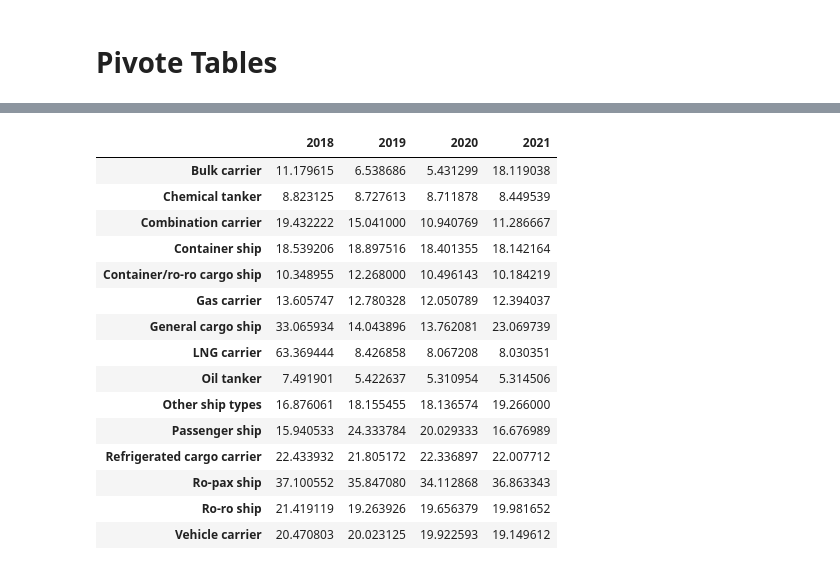
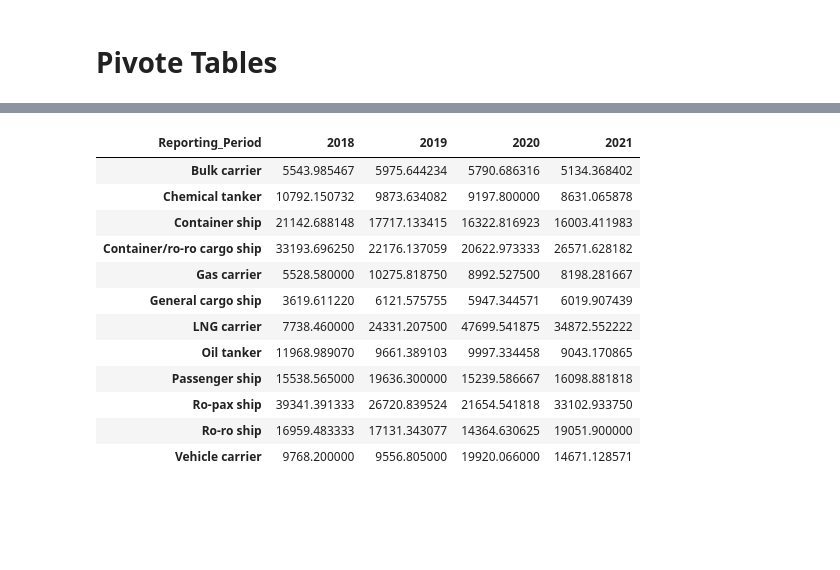
Before and after one commit to Anuj-1996/Maritime_Ship_CO2_Emission_Analysis, a Jupyter notebook: EDA_of_EU_CO2_emissions_from_maritime_transport.ipynb, the cells around one changed output, grey strips where cells are left out. Saved outputs shown, nothing was run; the diff lists cells and outputs as text; code cells hidden in the pictures; blank space fills up the shorter version.

```diff
--- a/EDA_of_EU_CO2_emissions_from_maritime_transport.ipynb
+++ b/EDA_of_EU_CO2_emissions_from_maritime_transport.ipynb
@@ -107,4 +76,3 @@ df = dataset.copy()
 # %%
 # remove spaces in columns name
 df.columns = df.columns.str.replace(' ','_')
-df['Reporting_Period'] = df['Reporting_Period'].astype(int)
@@ -232,0 +191,12 @@ array(['Other ship types', 'Ro-pax ship', 'Ro-ro ship', 'Bulk carrier',
+# %%
+df = df[df[['IMO_Number', 'Name', 'Ship_type', 'Reporting_Period', 'Technical_efficiency', '[gCO₂/t·nm]',
+            'Ice_Class', 'Verifier_Country', 'Total_fuel_consumption_[m_tonnes]', 'Total_CO₂_emissions_[m_tonnes]',
+            'Annual_Total_time_spent_at_sea_[hours]','Annual_average_Fuel_consumption_per_distance_[kg_/_n_mile]',
+            'Total_time_spent_at_sea_through_ice_[hours]']].notnull().all(1)]
+
+missing_value = df.isnull().sum().values.sum()
+
+if missing_value == 0:
+  print('\n Missing Values: No Missing Values')
+else:
+  print('\n Missing Values:', missing_value)
@@ -244,16 +227,8 @@ https://qfp6wn162ti-496ff2e9c6d22116-40000-colab.googleusercontent.com/dtale/mai
 # %%
-#Word Values Count
-if isinstance(df, (pd.DatetimeIndex, pd.MultiIndex)):
-	df = df.to_frame(index=False)
+#Ship Type Value Count
 
-# remove any pre-existing indices for ease of use in the D-Tale code, but this is not required
-df = df.reset_index().drop('index', axis=1, errors='ignore')
-df.columns = [str(c) for c in df.columns]  # update columns to strings in case they are numbers
-
-df = df[[c for c in df.columns if c not in ['IMO_Number']]]
-s = df[~pd.isnull(df['Name'])]['Name']
-chart = pd.value_counts(s.str.split(expand=True).stack())
-chart = chart.to_frame(name='data').sort_index()
+s = df[~pd.isnull(df['Ship_type'])]['Ship_type']
+chart = pd.value_counts(s).to_frame(name='data')
 chart.index.name = 'labels'
 chart = chart.reset_index().sort_values(['data', 'labels'], ascending=[False, True])
 chart = chart[:100]
@@ -261,12 +236,11 @@ charts = [go.Bar(x=chart['labels'].values, y=chart['data'].values, name='Frequen
 figure = go.Figure(data=charts, layout=go.Layout({
     'barmode': 'group',
     'legend': {'orientation': 'h'},
-    'title': {'text': 'Name Word Value Counts'},
-    'xaxis': {'title': {'text': 'Name'}},
+    'title': {'text': 'Ship type (Frequency)'},
+    'xaxis': {'title': {'text': 'Ship_type'}},
     'yaxis': {'title': {'text': 'Frequency'}}
 }))
 figure.update_layout( autosize=False,height=600, width=1000)
-
 figure.show(renderer="colab")
 # %% [output]
 [interactive output not drawn]
@@ -461,33 +470,40 @@ fig.show(renderer="colab")
 # %%
 #@title Reporting Period and Ship_type w.r.t. Technical Efficiency(gCO₂/t·nm)
 # DISCLAIMER: 'df' refers to the data you passed in when calling 'dtale.show'
-df2 = pd.pivot_table(df, index=['Reporting_Period'], columns=['Ship_type'], values=['[gCO₂/t·nm]'], aggfunc='mean')
+df2 = pd.pivot_table(df, index=['Reporting_Period'], columns=['Ship_type'], values=['Total_CO₂_emissions_[m_tonnes]'], aggfunc='mean')
 df2.columns = df2.columns.droplevel(0)
 df2 = df2.rename_axis(None, axis=1)
 if isinstance(df2, (pd.DatetimeIndex, pd.MultiIndex)):
 	df2 = df2.to_frame(index=False)
 
 # remove any pre-existing indices for ease of use in the D-Tale code, but this is not required
 df2 = df2.reset_index().drop('index', axis=1, errors='ignore')
 df2.columns = [str(c) for c in df2.columns]  # update columns to strings in case they are numbers
+
+#Renaming index with year/period
 df2= df2.rename(index={0: '2018',1: '2019', 2: '2020', 3: '2021' })
+
+#droping the Reporting Period column
 df2 = df2.drop('Reporting_Period', axis=1)
+
+#Renaming the index
+df2.index.name = 'Reporting_Period'
+
+df2 = df2.dropna(axis=1)
+
 df2.T
 # %% [output]
-|  | 2018 | 2019 | 2020 | 2021 |
-| Bulk carrier | 11.179615 | 6.538686 | 5.431299 | 18.119038 |
-| Chemical tanker | 8.823125 | 8.727613 | 8.711878 | 8.449539 |
-| Combination carrier | 19.432222 | 15.041000 | 10.940769 | 11.286667 |
-| Container ship | 18.539206 | 18.897516 | 18.401355 | 18.142164 |
-| Container/ro-ro cargo ship | 10.348955 | 12.268000 | 10.496143 | 10.184219 |
-| Gas carrier | 13.605747 | 12.780328 | 12.050789 | 12.394037 |
-| General cargo ship | 33.065934 | 14.043896 | 13.762081 | 23.069739 |
-| LNG carrier | 63.369444 | 8.426858 | 8.067208 | 8.030351 |
-| Oil tanker | 7.491901 | 5.422637 | 5.310954 | 5.314506 |
-| Other ship types | 16.876061 | 18.155455 | 18.136574 | 19.266000 |
-| Passenger ship | 15.940533 | 24.333784 | 20.029333 | 16.676989 |
-| Refrigerated cargo carrier | 22.433932 | 21.805172 | 22.336897 | 22.007712 |
-| Ro-pax ship | 37.100552 | 35.847080 | 34.112868 | 36.863343 |
-| Ro-ro ship | 21.419119 | 19.263926 | 19.656379 | 19.981652 |
-| Vehicle carrier | 20.470803 | 20.023125 | 19.922593 | 19.149612 |
+| Reporting_Period | 2018 | 2019 | 2020 | 2021 |
+| Bulk carrier | 5543.985467 | 5975.644234 | 5790.686316 | 5134.368402 |
+| Chemical tanker | 10792.150732 | 9873.634082 | 9197.800000 | 8631.065878 |
+| Container ship | 21142.688148 | 17717.133415 | 16322.816923 | 16003.411983 |
+| Container/ro-ro cargo ship | 33193.696250 | 22176.137059 | 20622.973333 | 26571.628182 |
+| Gas carrier | 5528.580000 | 10275.818750 | 8992.527500 | 8198.281667 |
+| General cargo ship | 3619.611220 | 6121.575755 | 5947.344571 | 6019.907439 |
+| LNG carrier | 7738.460000 | 24331.207500 | 47699.541875 | 34872.552222 |
+| Oil tanker | 11968.989070 | 9661.389103 | 9997.334458 | 9043.170865 |
+| Passenger ship | 15538.565000 | 19636.300000 | 15239.586667 | 16098.881818 |
+| Ro-pax ship | 39341.391333 | 26720.839524 | 21654.541818 | 33102.933750 |
+| Ro-ro ship | 16959.483333 | 17131.343077 | 14364.630625 | 19051.900000 |
+| Vehicle carrier | 9768.200000 | 9556.805000 | 19920.066000 | 14671.128571 |
 # %%
```
Also changed, not shown: parts of 34 cells of this notebook.
